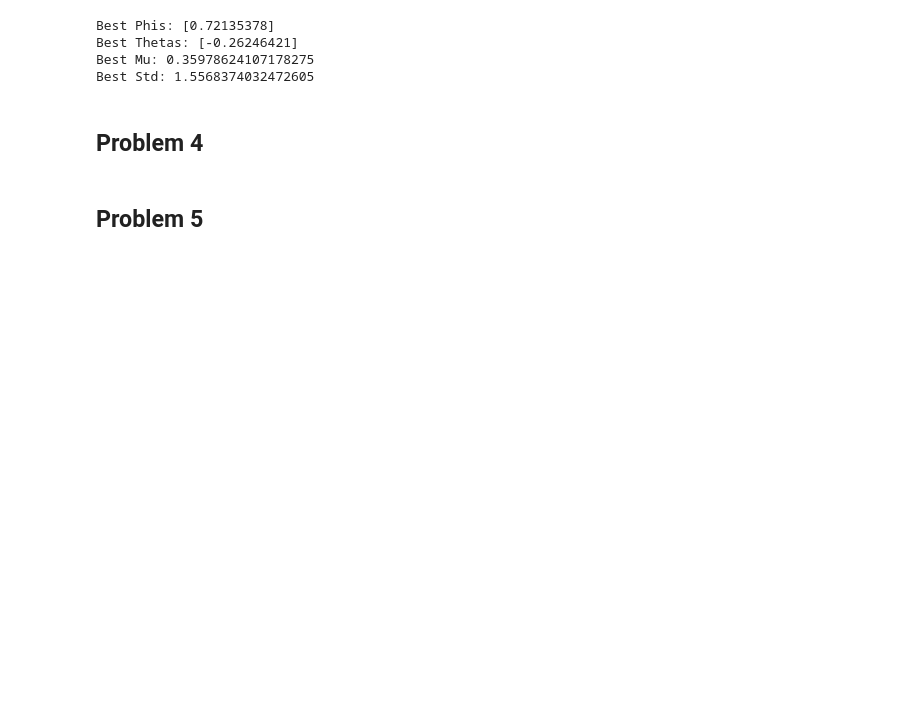
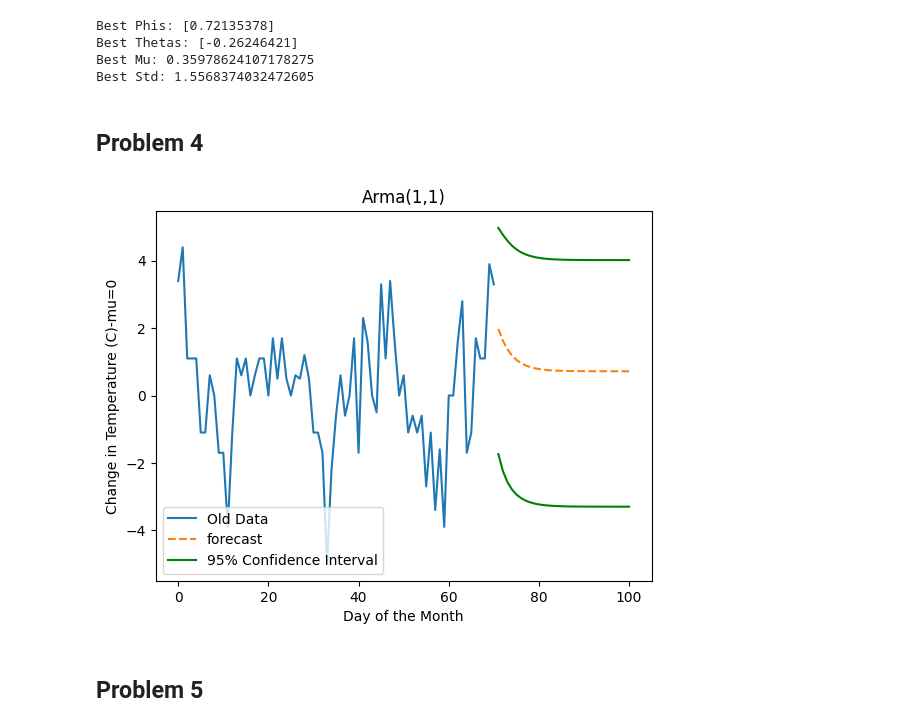
Before and after one commit to dperkins3pi/Modeling-with-Uncertainty-and-Data, a Jupyter notebook: ARMA/arma.ipynb, the cells around one changed output. Saved outputs shown, nothing was run; the diff lists cells and outputs as text; code cells hidden in the pictures; blank space fills up the shorter version.

```diff
--- a/ARMA/arma.ipynb
+++ b/ARMA/arma.ipynb
@@ -215,20 +215,67 @@ Best Mu: 0.35978624107178275
 Best Std: 1.5568374032472605
 # %% [markdown]
 ## Problem 4
-# %%
-def arma_forecast(filename='weather.npy', phis=np.array([0]), thetas=np.array([0]), mu=0, std=0, n=30):
-    """
-    Forecast future observations of data.
-
-    Parameters:
-        file (str): data file
-        phis (ndarray (p,)): coefficients of AR(p)
-        thetas (ndarray (q,)): coefficients of MA(q)
-        mu (float): mean of ARMA model
-        std (float): standard deviation of ARMA model
-        n (int): number of forecast observations
-    """
-    raise NotImplementedError('Problem 4 Incomplete')
+# %%
+def arma_forecast(filename='weather.npy', phis=np.array([0]), thetas=np.array([0]), mu=0, std=0, n=30):
+    """
+    Forecast future observations of data.
+
+    Parameters:
+        file (str): data file
+        phis (ndarray (p,)): coefficients of AR(p)
+        thetas (ndarray (q,)): coefficients of MA(q)
+        mu (float): mean of ARMA model
+        std (float): standard deviation of ARMA model
+        n (int): number of forecast observations
+    """
+    # Load in data
+    data = np.load(filename)
+    z = np.diff(data)  # Take the difference to make it covariance stationary
+
+    F, Q, H, dim_states, dim_time_series = state_space_rep(phis, thetas, mu, std)
+    z_minus_mu = z-mu
+    mus, covs = kalman(F, Q, H, z_minus_mu)
+
+    # Start with the last computed values
+    x = mus[-1]
+    P = covs[-1]
+
+    means = np.empty(n)
+    vars = np.empty(n)
+    upper_conf = np.empty(n)
+    lower_conf = np.empty(n)
+
+    for i in range(n):
+        # Find x and P
+        x = F @ x
+        P = F @ P @ F.T + Q
+        # Equations 24.16 and 24.17
+        mean = H @ x + mu
+        var = H @ P @ H.T
+        # Store it
+        means[i] = mean[0] + mu
+        vars[i] = var[0,0]
+        conf_interval = norm.interval(0.95, loc=mean, scale=np.sqrt(var[0,0]))
+        upper_conf[i] = conf_interval[1][0]
+        lower_conf[i] = conf_interval[0][0]
+
+    # Plot it
+    ts = np.arange(len(z))
+    plt.xlabel("Day of the Month")
+    plt.ylabel("Change in Temperature (C)-mu=0")
+    plt.title("Arma(1,1)")
+    plt.plot(ts, z, label="Old Data")
+    plt.plot(np.arange(len(z), len(z)+n), means, linestyle='--', label="forecast")
+    plt.plot(np.arange(len(z), len(z)+n), upper_conf, color="green", label="95% Confidence Interval")
+    plt.plot(np.arange(len(z), len(z)+n), lower_conf, color="green")
+    plt.legend()
+    plt.show()
+
+
+arma_forecast(filename='weather.npy', phis=best_phis,
+            thetas=best_thetas, mu=best_mu, std=best_std, n=30)
+# %% [output]
+[figure, added]
 # %% [markdown]
 ## Problem 5
 # %%
```
